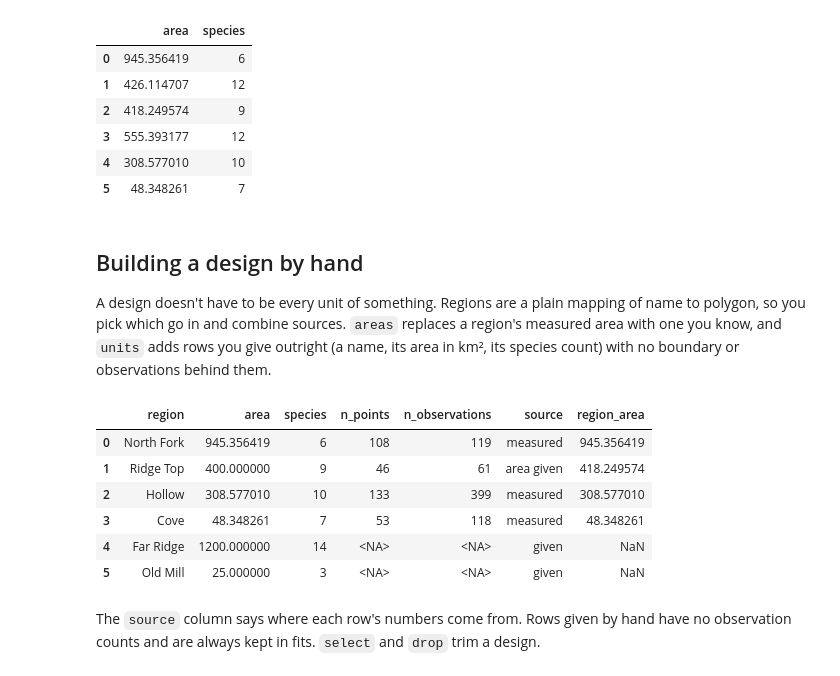
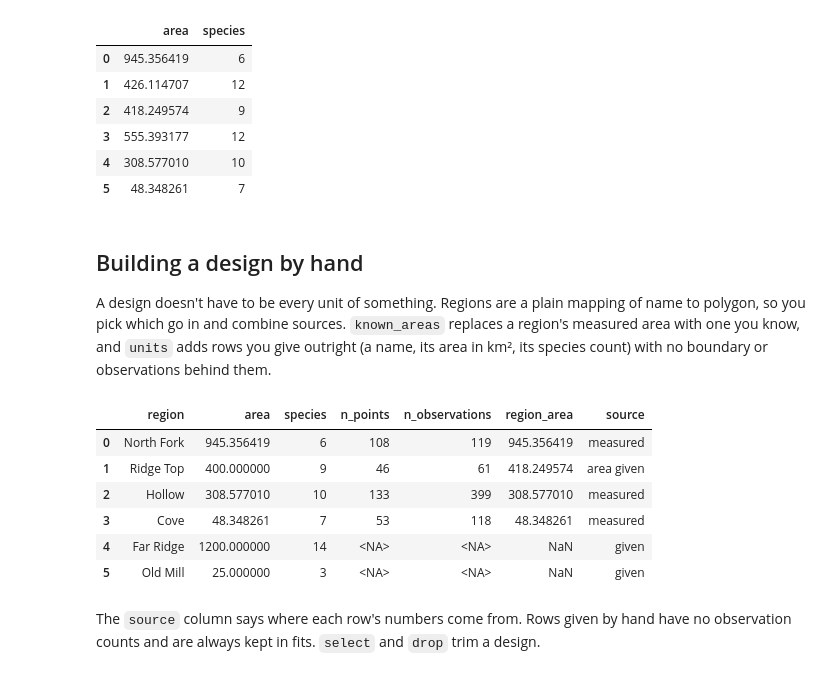
Before and after one commit to jmcmeen/samplesar, a Jupyter notebook: docs/examples/islands.ipynb, the cells around one changed output. Cells and saved outputs as stored; diff of their text form; code cells hidden in the pictures.

```diff
--- a/docs/examples/islands.ipynb
+++ b/docs/examples/islands.ipynb
@@ -91,24 +91,24 @@ islands.sar_data(min_observations=50)
 # %% [markdown]
 ## Building a design by hand
 
-A design doesn't have to be every unit of something. Regions are a plain mapping of name to polygon, so you pick which go in and combine sources. `areas` replaces a region's measured area with one you know, and `units` adds rows you give outright (a name, its area in km², its species count) with no boundary or observations behind them.
+A design doesn't have to be every unit of something. Regions are a plain mapping of name to polygon, so you pick which go in and combine sources. `known_areas` replaces a region's measured area with one you know, and `units` adds rows you give outright (a name, its area in km², its species count) with no boundary or observations behind them.
 # %%
 by_hand = samplesar.designs.islands(
     sample,
     {name: parks[name] for name in ("North Fork", "Ridge Top", "Hollow")},   # a subset
-    areas={"Ridge Top": 400.0},                                  # a known area, not the outline's
+    known_areas={"Ridge Top": 400.0},                                  # a known area, not the outline's
     units={"Far Ridge": (1200.0, 14), "Old Mill": (25.0, 3)},    # typed in: km², species
 )
 by_hand = by_hand.add({"Cove": parks["Cove"]})                   # one more region, from anywhere
 by_hand.to_frame()
 # %% [output]
-|  | region | area | species | n_points | n_observations | source | region_area |
-| 0 | North Fork | 945.356419 | 6 | 108 | 119 | measured | 945.356419 |
-| 1 | Ridge Top | 400.000000 | 9 | 46 | 61 | area given | 418.249574 |
-| 2 | Hollow | 308.577010 | 10 | 133 | 399 | measured | 308.577010 |
-| 3 | Cove | 48.348261 | 7 | 53 | 118 | measured | 48.348261 |
-| 4 | Far Ridge | 1200.000000 | 14 | <NA> | <NA> | given | NaN |
-| 5 | Old Mill | 25.000000 | 3 | <NA> | <NA> | given | NaN |
+|  | region | area | species | n_points | n_observations | region_area | source |
+| 0 | North Fork | 945.356419 | 6 | 108 | 119 | 945.356419 | measured |
+| 1 | Ridge Top | 400.000000 | 9 | 46 | 61 | 418.249574 | area given |
+| 2 | Hollow | 308.577010 | 10 | 133 | 399 | 308.577010 | measured |
+| 3 | Cove | 48.348261 | 7 | 53 | 118 | 48.348261 | measured |
+| 4 | Far Ridge | 1200.000000 | 14 | <NA> | <NA> | NaN | given |
+| 5 | Old Mill | 25.000000 | 3 | <NA> | <NA> | NaN | given |
 # %% [markdown]
 The `source` column says where each row's numbers come from. Rows given by hand have no observation counts and are always kept in fits. `select` and `drop` trim a design.
 # %%
```
Also changed, not shown: parts of 2 cells of this notebook, 9 other files.
